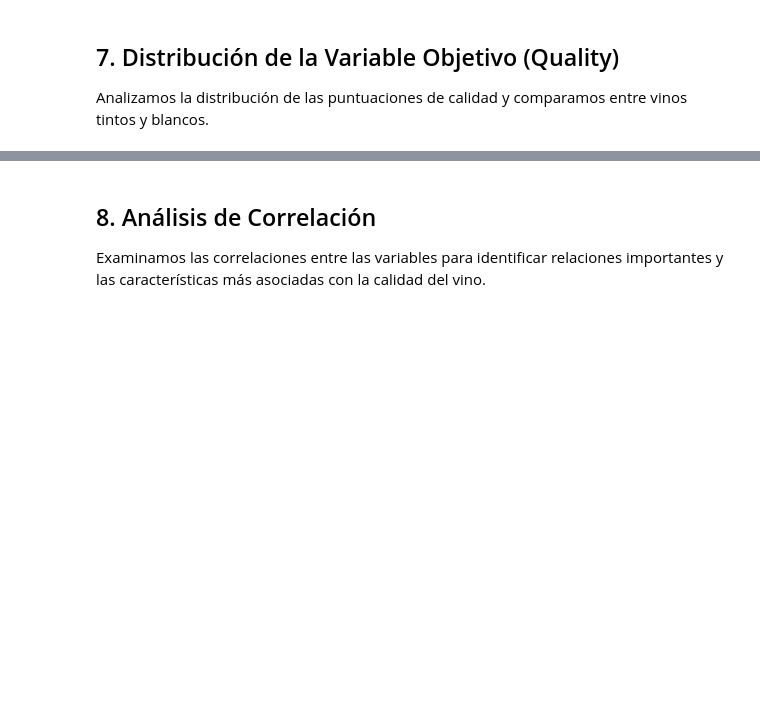
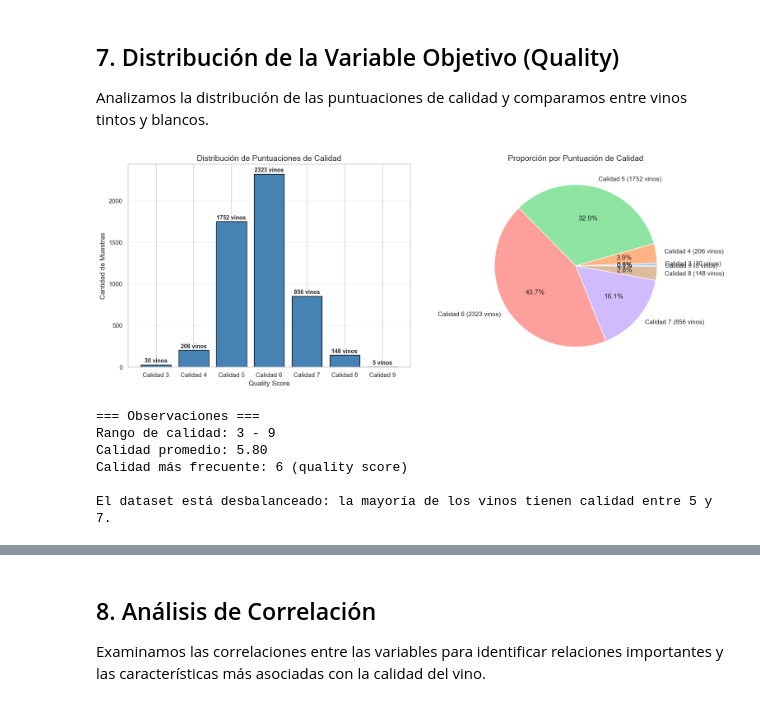
Before and after one commit to brandone12/parcial, a Jupyter notebook: parcial.ipynb, the cells around one changed output, grey strips where cells are left out. Drawn from its saved outputs; the diff is of its cells as text; code cells hidden in the pictures; blank space fills up the shorter version.

```diff
--- a/parcial.ipynb
+++ b/parcial.ipynb
@@ -186,29 +344,46 @@ Analizamos la distribución de las puntuaciones de calidad y comparamos entre vi
 # %%
 # Distribución general de la calidad
 fig, axes = plt.subplots(1, 2, figsize=(16, 6))
 
 # Gráfico de barras
 quality_counts = df['quality'].value_counts().sort_index()
 axes[0].bar(quality_counts.index, quality_counts.values, color='steelblue', edgecolor='black')
 axes[0].set_title('Distribución de Puntuaciones de Calidad', fontsize=14)
 axes[0].set_xlabel('Quality Score', fontsize=12)
 axes[0].set_ylabel('Cantidad de Muestras', fontsize=12)
-for i, (quality, count) in enumerate(zip(quality_counts.index, quality_counts.values)):
-    axes[0].text(quality, count + 50, str(count), ha='center', fontweight='bold')
+# Etiquetas más claras en el gráfico de barras
+offset = quality_counts.max() * 0.01
+for quality, count in zip(quality_counts.index, quality_counts.values):
+    axes[0].text(quality, count + offset, f'{count} vinos', ha='center', fontweight='bold', fontsize=10)
+
+axes[0].set_xticks(quality_counts.index)
+axes[0].set_xticklabels([f'Calidad {int(q)}' for q in quality_counts.index])
+axes[0].grid(axis='y', alpha=0.3)
+
+# Hacer más explícitas las etiquetas del gráfico de torta
+quality_counts.index = [f'Calidad {int(q)} ({c} vinos)' for q, c in zip(quality_counts.index, quality_counts.values)]
 
 # Gráfico de pastel
 axes[1].pie(quality_counts.values, labels=quality_counts.index, autopct='%1.1f%%',
             colors=sns.color_palette('pastel', len(quality_counts)))
 axes[1].set_title('Proporción por Puntuación de Calidad', fontsize=14)
 
 plt.tight_layout()
 plt.show()
 
 print("\n=== Observaciones ===")
 print(f"Rango de calidad: {df['quality'].min()} - {df['quality'].max()}")
 print(f"Calidad promedio: {df['quality'].mean():.2f}")
 print(f"Calidad más frecuente: {df['quality'].mode()[0]} (quality score)")
 print(f"\nEl dataset está desbalanceado: la mayoría de los vinos tienen calidad entre 5 y 7.")
+# %% [output]
+[figure, added]
+=== Observaciones ===
+Rango de calidad: 3 - 9
+Calidad promedio: 5.80
+Calidad más frecuente: 6 (quality score)
+
+El dataset está desbalanceado: la mayoría de los vinos tienen calidad entre 5 y 7.
 # %%
 # Comparación de calidad entre vinos tintos y blancos
 fig, axes = plt.subplots(1, 2, figsize=(16, 6))
```
Also changed, not shown: parts of 24 cells of this notebook, 4 other files.
